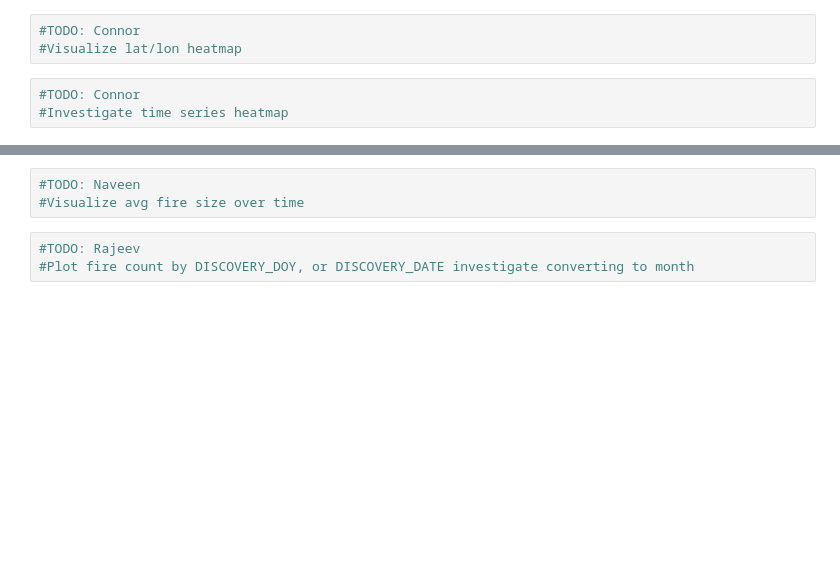
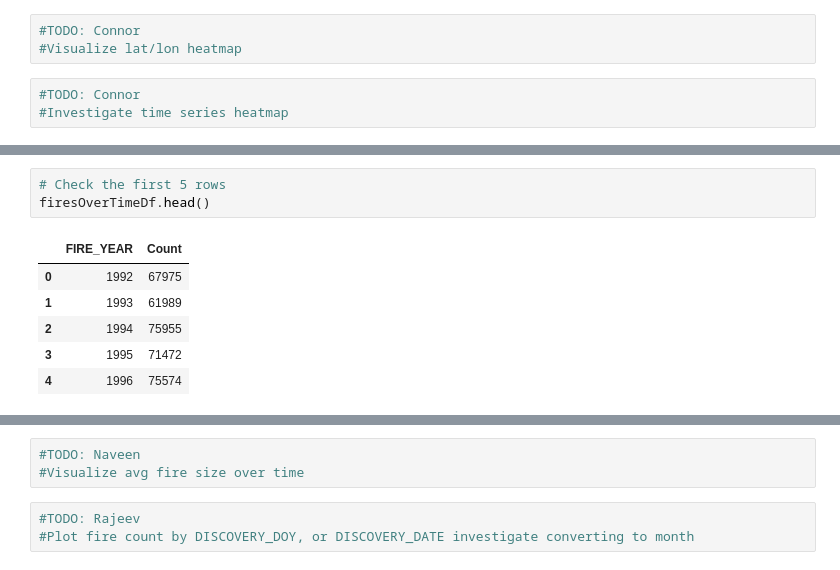
Before and after one commit to connormccoll/fire-scope, a Jupyter notebook: fireScope.ipynb, the cells around one changed output, grey strips where cells are left out. Drawn from its saved outputs; the diff is of its cells as text; blank space fills up the shorter version.

```diff
--- a/fireScope.ipynb
+++ b/fireScope.ipynb
@@ -160,0 +178,10 @@ import datetime
+# %%
+# Check the first 5 rows
+firesOverTimeDf.head()
+# %% [output]
+|  | FIRE_YEAR | Count |
+| 0 | 1992 | 67975 |
+| 1 | 1993 | 61989 |
+| 2 | 1994 | 75955 |
+| 3 | 1995 | 71472 |
+| 4 | 1996 | 75574 |
```
Also changed, not shown: parts of 7 cells of this notebook.
